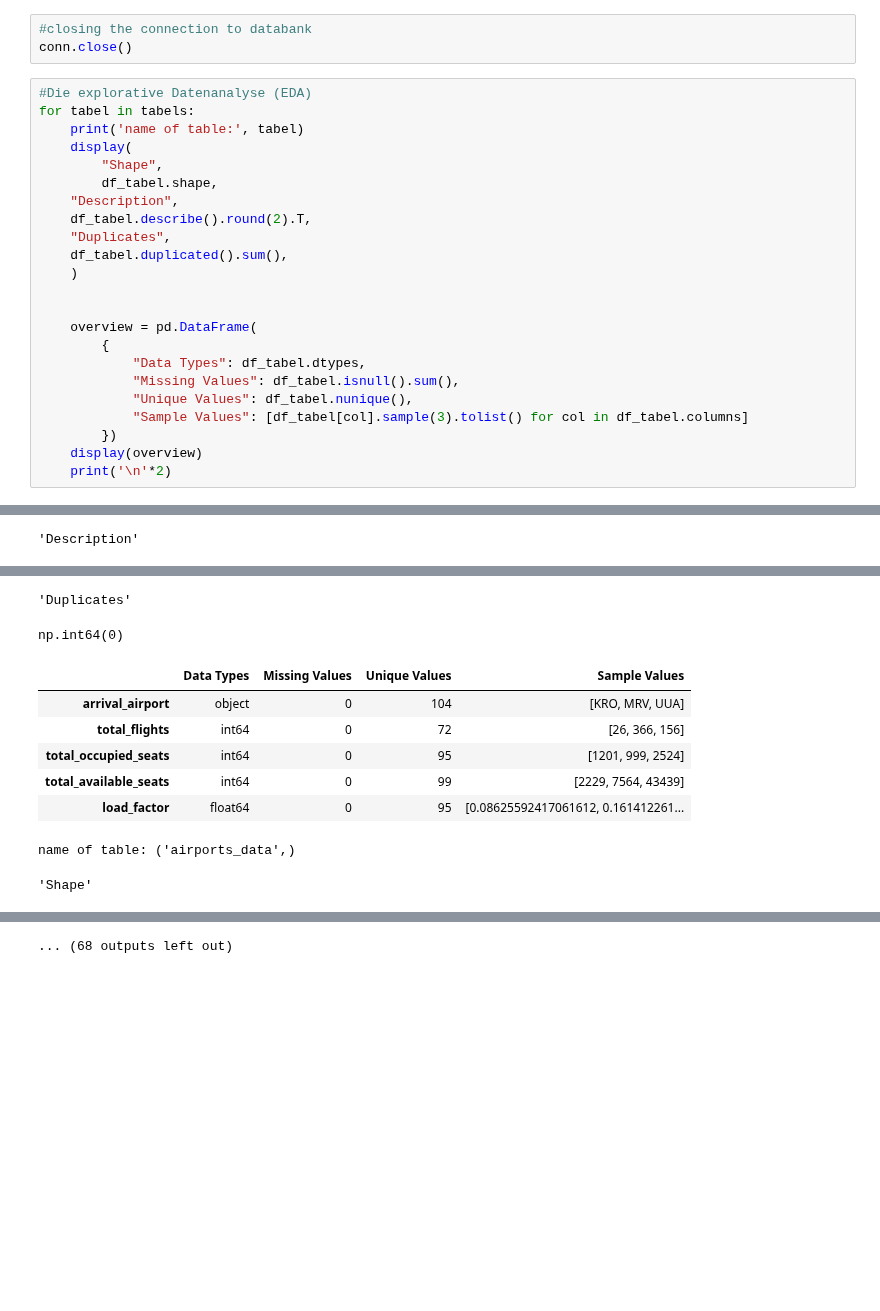
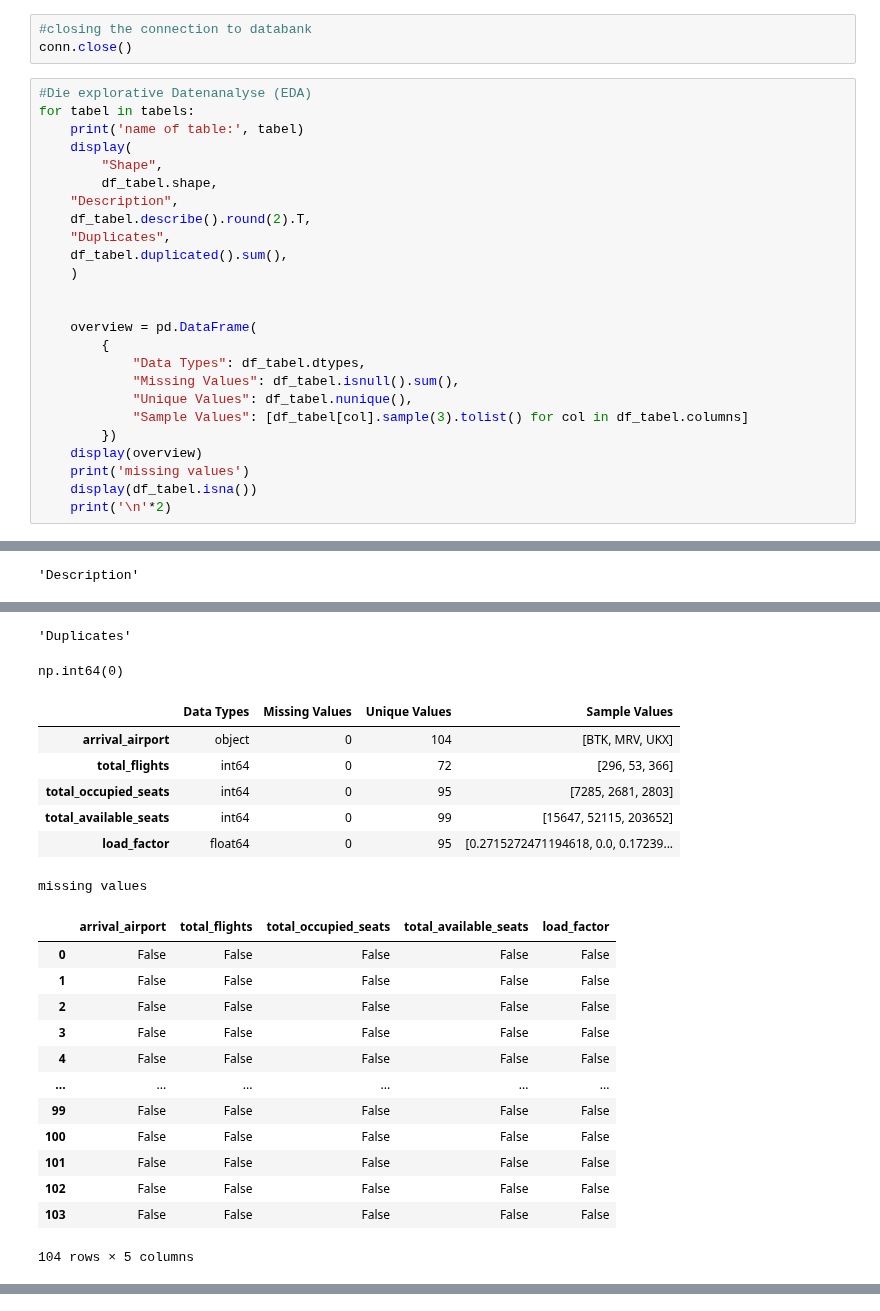
Before and after one commit to YamenNahhas/my-data-project, a Jupyter notebook: notebooks/Airline Data Analysis Using SQL/EDA und Datareinigung.ipynb, the cells around one changed output, grey strips where cells are left out. Saved outputs shown, nothing was run; the diff lists cells and outputs as text; blank space fills up the shorter version.

Commit message:
Further processing of data

```diff
--- a/notebooks/Airline Data Analysis Using SQL/EDA und Datareinigung.ipynb
+++ b/notebooks/Airline Data Analysis Using SQL/EDA und Datareinigung.ipynb
@@ -89,37 +89,51 @@ for tabel in tabels:
         df_tabel.shape,
     "Description",
     df_tabel.describe().round(2).T,
     "Duplicates",
     df_tabel.duplicated().sum(),
     )
 
 
     overview = pd.DataFrame(
         {
             "Data Types": df_tabel.dtypes,
             "Missing Values": df_tabel.isnull().sum(),
             "Unique Values": df_tabel.nunique(),
             "Sample Values": [df_tabel[col].sample(3).tolist() for col in df_tabel.columns]
         })
     display(overview)
+    print('missing values')
+    display(df_tabel.isna())
     print('\n'*2)
 # %% [output]
 name of table: ('aircrafts_data',)
 'Shape'
 (104, 5)
 'Description'
 |  | count | mean | std | min | 25% | 50% | 75% | max |
 | total_flights | 104.0 | 318.47 | 483.64 | 17.0 | 120.00 | 187.00 | 359.00 | 3217.0 |
 | total_occupied_seats | 104.0 | 5573.90 | 11807.55 | 0.0 | 421.00 | 2130.50 | 5997.75 | 77909.0 |
 | total_available_seats | 104.0 | 24481.06 | 51602.93 | 528.0 | 4440.50 | 9057.50 | 22280.25 | 327936.0 |
 | load_factor | 104.0 | 0.18 | 0.11 | 0.0 | 0.11 | 0.18 | 0.27 | 0.4 |
 'Duplicates'
 np.int64(0)
 |  | Data Types | Missing Values | Unique Values | Sample Values |
-| arrival_airport | object | 0 | 104 | [KRO, MRV, UUA] |
-| total_flights | int64 | 0 | 72 | [26, 366, 156] |
-| total_occupied_seats | int64 | 0 | 95 | [1201, 999, 2524] |
-| total_available_seats | int64 | 0 | 99 | [2229, 7564, 43439] |
-| load_factor | float64 | 0 | 95 | [0.08625592417061612, 0.161412261... |
+| arrival_airport | object | 0 | 104 | [BTK, MRV, UKX] |
+| total_flights | int64 | 0 | 72 | [296, 53, 366] |
+| total_occupied_seats | int64 | 0 | 95 | [7285, 2681, 2803] |
+| total_available_seats | int64 | 0 | 99 | [15647, 52115, 203652] |
+| load_factor | float64 | 0 | 95 | [0.2715272471194618, 0.0, 0.17239... |
-name of table: ('airports_data',)
+missing values
+|  | arrival_airport | total_flights | total_occupied_seats | total_available_seats | load_factor |
+| 0 | False | False | False | False | False |
+| 1 | False | False | False | False | False |
+| 2 | False | False | False | False | False |
+| 3 | False | False | False | False | False |
+| 4 | False | False | False | False | False |
+| ... | ... | ... | ... | ... | ... |
+| 99 | False | False | False | False | False |
+| 100 | False | False | False | False | False |
+| 101 | False | False | False | False | False |
+| 102 | False | False | False | False | False |
+| 103 | False | False | False | False | False |
-'Shape'
+104 rows × 5 columns
@@ -128 +141,0 @@ name of table: ('airports_data',)
-... (68 outputs left out)
```
Also changed, not shown: parts of 1 cell of this notebook, 5 other files.
